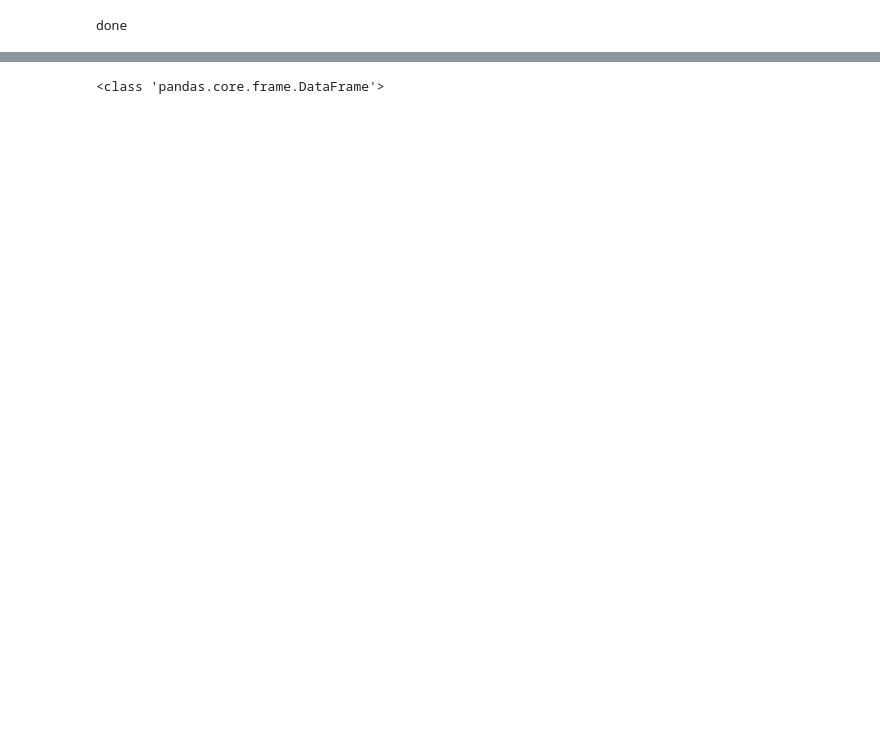
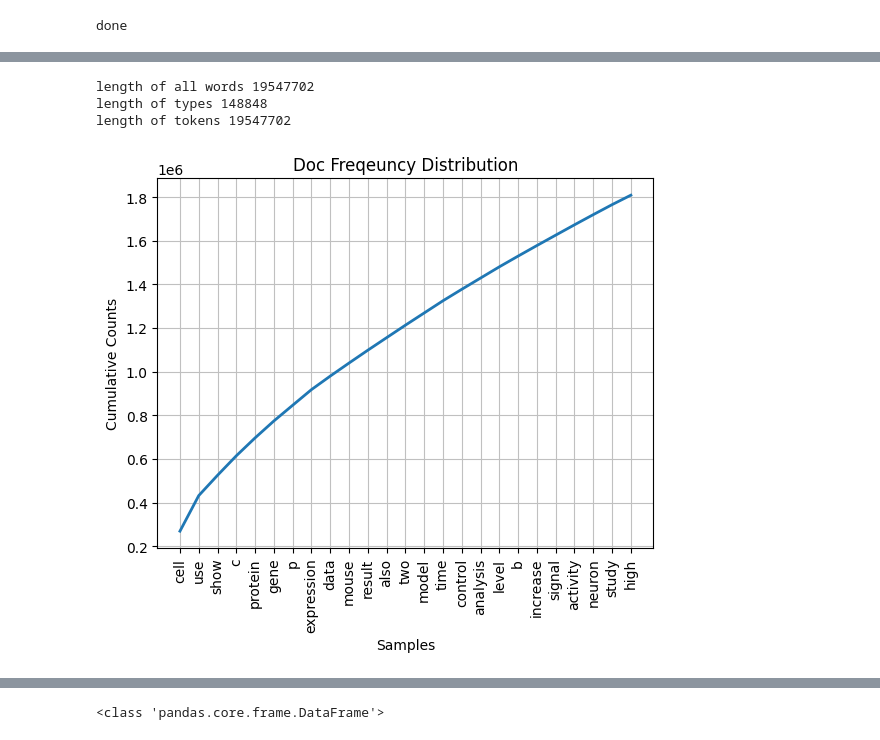
Before and after one commit to michael-pollack/573Project, a Jupyter notebook: project.ipynb, the cells around one changed output, grey strips where cells are left out. Drawn from its saved outputs; the diff is of its cells as text; code cells hidden in the pictures; blank space fills up the shorter version.

```diff
--- a/project.ipynb
+++ b/project.ipynb
@@ -170,4 +170,28 @@ print(len(articles_list))
 # %% [output]
 4346
 # %%
-print(articles_list[0])
+#print(articles_list[0])
+def freqdist_maker(doc_list):
+#tokenize all words in all articles
+    doc_tokens = []
+    for i in doc_list:
+        doc_tokens.append(word_tokenize(i))
+
+    #tokenizes raw article data into single list of tokens, not broken into sentences
+    doc_tokens_flat = [word for doc in doc_tokens for word in doc]
+
+    #collect raw tokens
+    all_words_raw = []
+    for w in doc_tokens_flat :
+        all_words_raw.append(w)
+    print('length of all words', len(all_words_raw))
+
+    #gets count of tokens and types
+    tokens = all_words_raw
+    types = set(tokens)
+    print('length of types', len(types))
+    print('length of tokens', len(tokens))
+
+    fdist1 = nltk.FreqDist(tokens)
+
+    fdist1.plot(25, title = 'Doc Freqeuncy Distribution', cumulative = True);
@@ -281,3 +314,9 @@ wordcloud_maker(df_elife_train)
 # %%
-#These results are extremely funny. We might want to create a custom stopwords
-#list to remove things like et al, figure, doi, dx, org, elife etc
+#checking custom stop lists and cleaning worked. Cut down 246k words
+clean_doc_list = df_elife_train.clean.tolist()
+freqdist_maker(clean_doc_list)
+# %% [output]
+length of all words 19547702
+length of types 148848
+length of tokens 19547702
+[figure, added]
```
Also changed, not shown: parts of 29 cells of this notebook.
